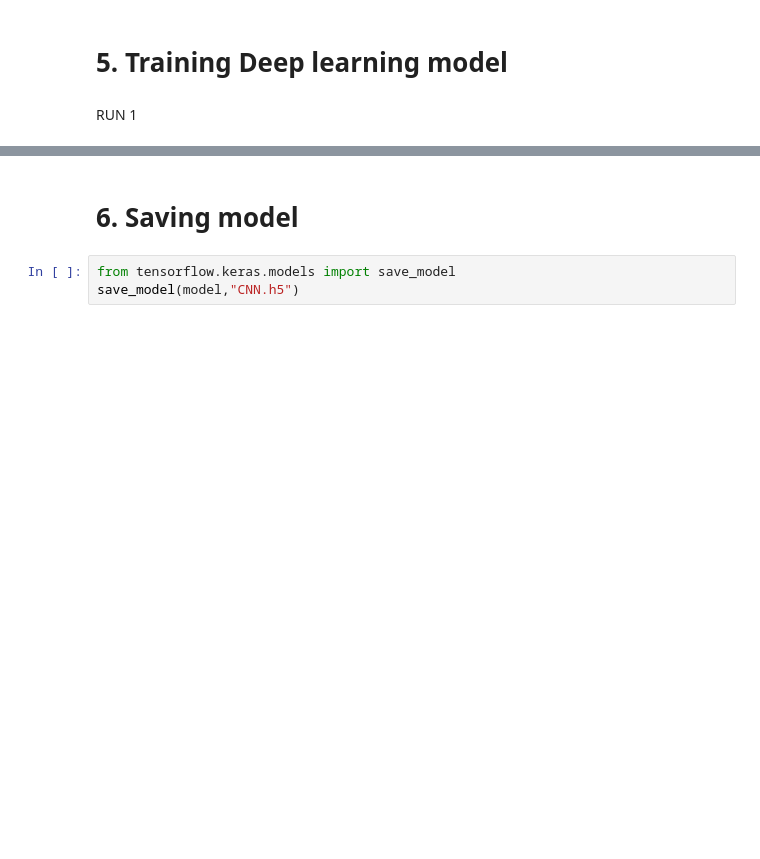
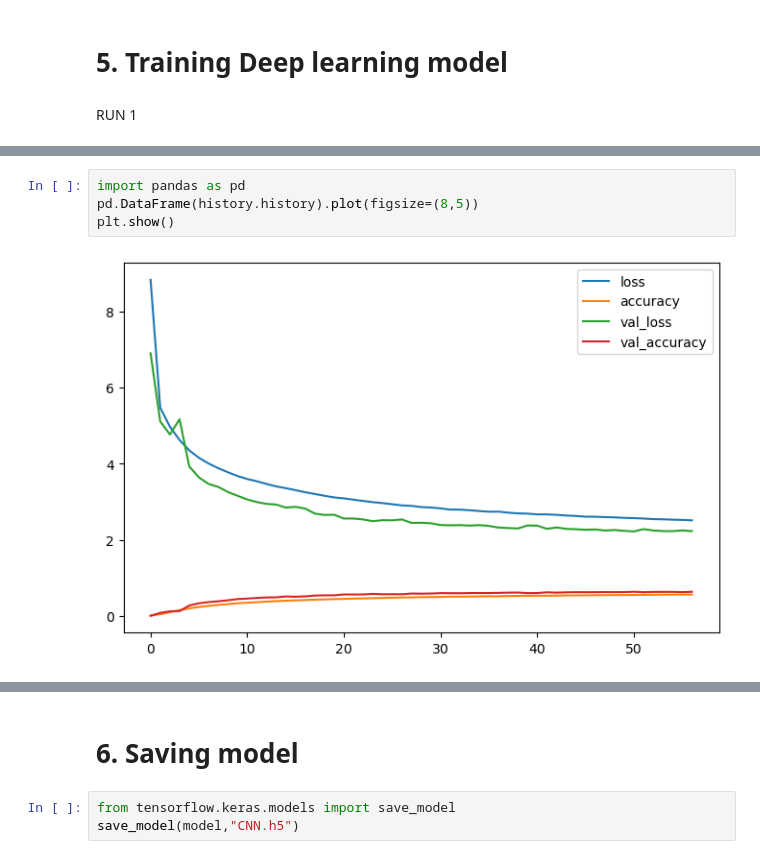
Before and after one commit to mdarfan357/Pictionary, a Jupyter notebook: QuickDraw_final.ipynb, the cells around one changed output, grey strips where cells are left out. Cells and saved outputs as stored; diff of their text form; blank space fills up the shorter version.

```diff
--- a/QuickDraw_final.ipynb
+++ b/QuickDraw_final.ipynb
@@ -300,3 +349,9 @@ dict_keys(['loss', 'accuracy', 'val_loss', 'val_accuracy'])
+# %%
+import pandas as pd
+pd.DataFrame(history.history).plot(figsize=(8,5))
+plt.show()
+# %% [output]
+[figure, added]
 # %%
 gc.collect()
 # %% [output]
```
Also changed, not shown: parts of 16 cells of this notebook.
